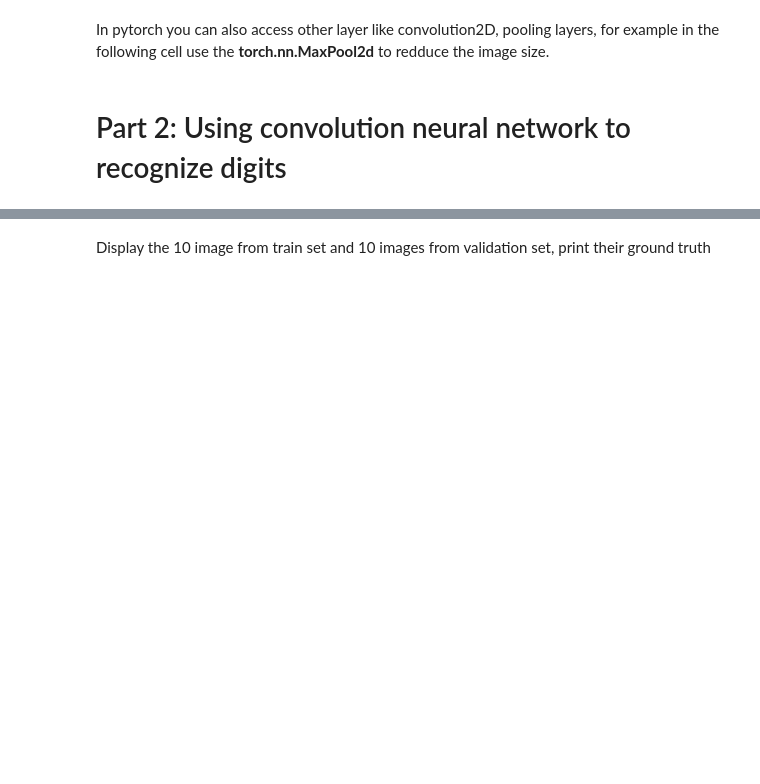
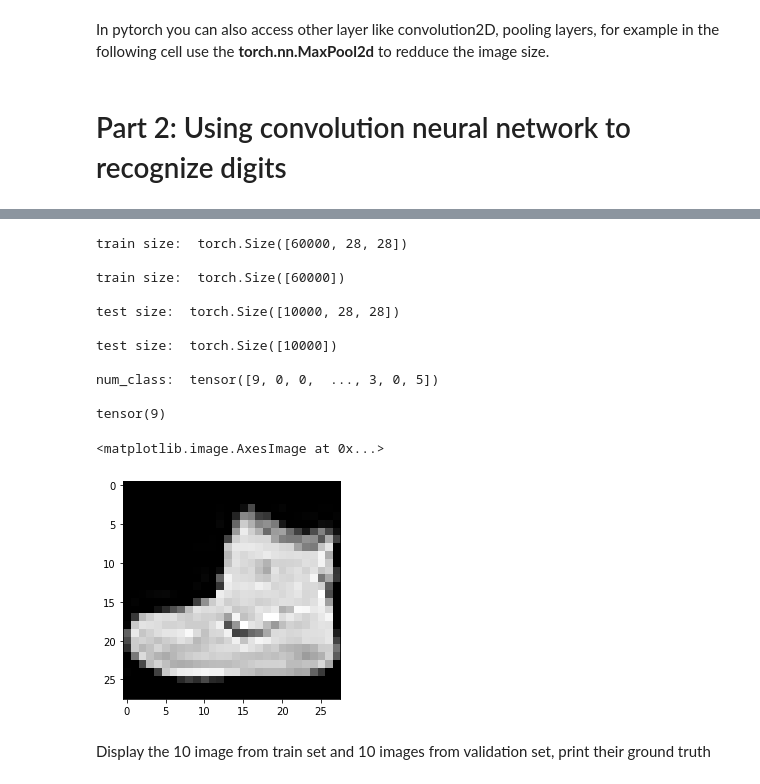
Before and after one commit to DL-ECE/tp2-deeplearningonimages-GuilhemCouvin17, a Jupyter notebook: convolution.ipynb, the cells around one changed output, grey strips where cells are left out. Drawn from its saved outputs; the diff is of its cells as text; code cells hidden in the pictures; blank space fills up the shorter version.

```diff
--- a/convolution.ipynb
+++ b/convolution.ipynb
@@ -830,2 +867,27 @@ if __name__ == "__main__" :
+# %%
+print("train size: ",fmnist_train.dataset.data.shape)
+print("train size: ",fmnist_train.dataset.targets.shape)
+
+print("test size: ", fmnist_val.dataset.data.shape)
+print("test size: ", fmnist_val.dataset.targets.shape)
+
+print("num_class: ",fmnist_train.dataset.targets)
+
+print(fmnist_val.dataset.targets[0])
+plt.imshow(fmnist_train.dataset.data[0,:,:], cmap='gray')
+# %% [output]
+train size:  torch.Size([60000, 28, 28])
+
+train size:  torch.Size([60000])
+
+test size:  torch.Size([10000, 28, 28])
+
+test size:  torch.Size([10000])
+
+num_class:  tensor([9, 0, 0,  ..., 3, 0, 5])
+
+tensor(9)
+<matplotlib.image.AxesImage at 0x...>
+[figure, added]
 # %% [markdown]
 Display the 10 image from train set and 10 images from validation set, print their ground truth
```
Also changed, not shown: parts of 18 cells of this notebook.
